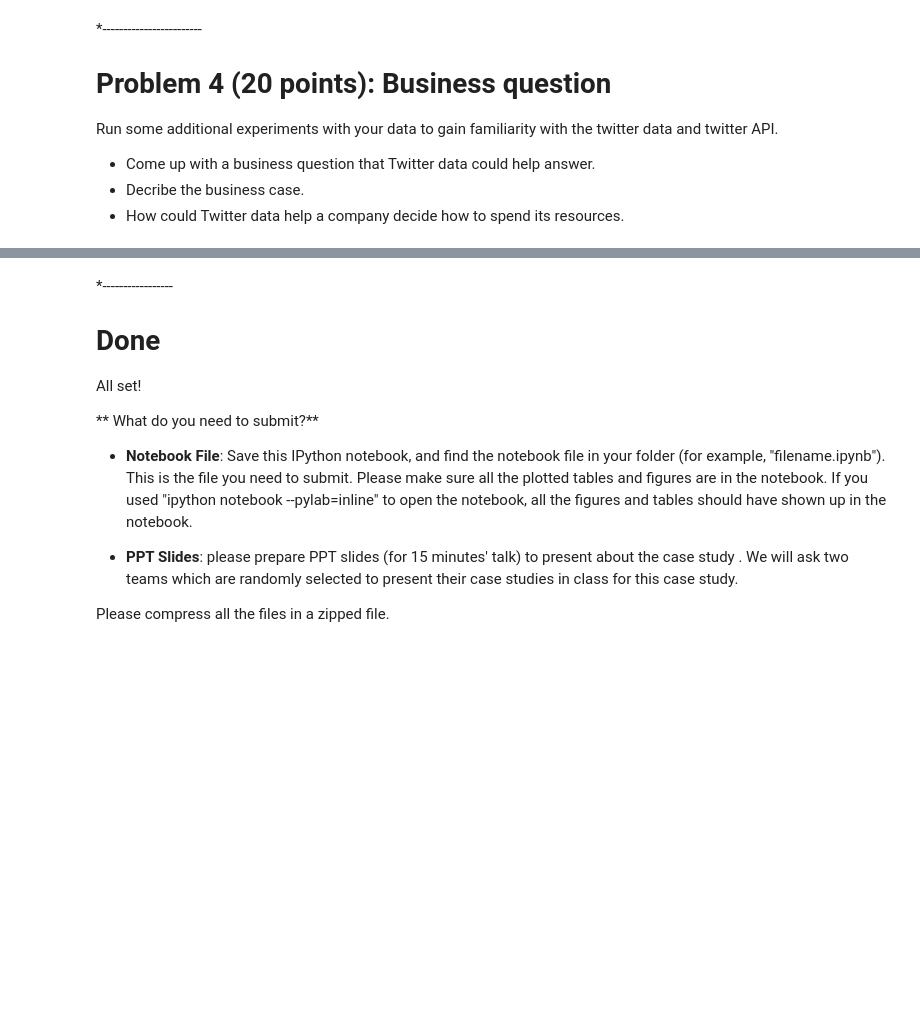
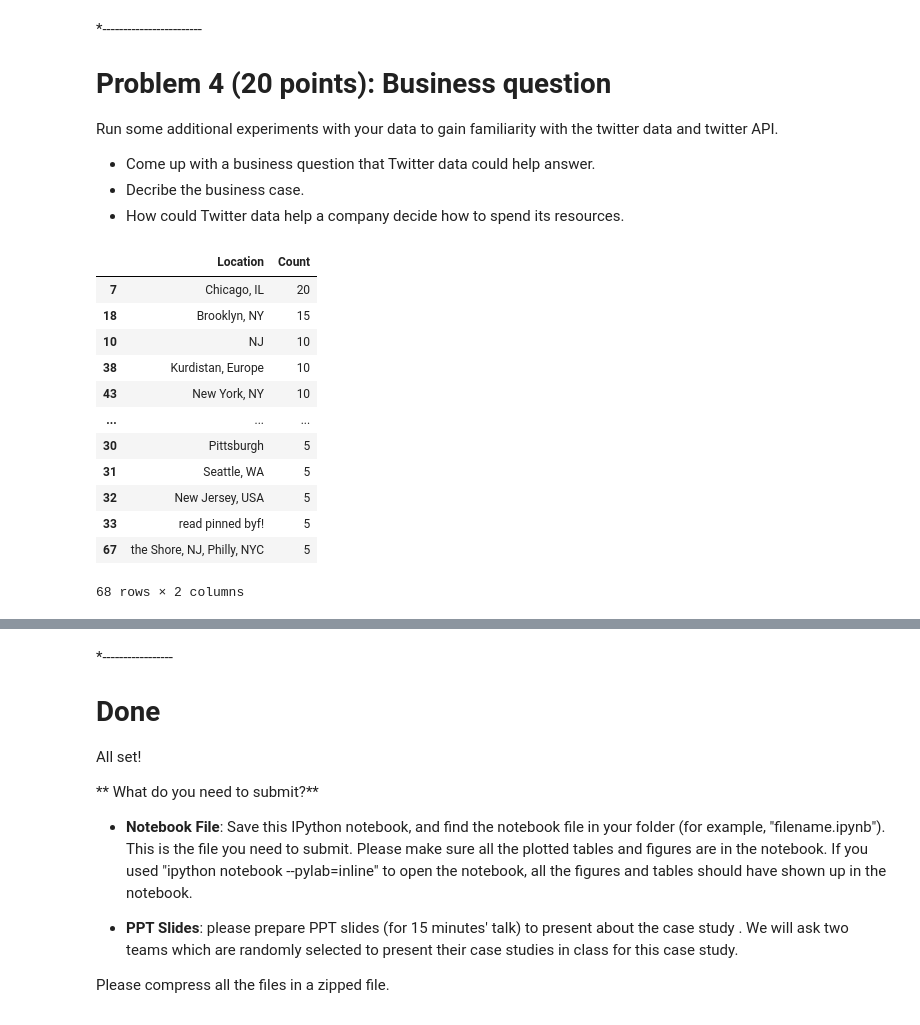
Before and after one commit to Bryt12/DS3010-Case-Study-1, a Jupyter notebook: CaseStudy1_Twitter.ipynb, the cells around one changed output, grey strips where cells are left out. Saved outputs shown, nothing was run; the diff lists cells and outputs as text; code cells hidden in the pictures; blank space fills up the shorter version.

```diff
--- a/CaseStudy1_Twitter.ipynb
+++ b/CaseStudy1_Twitter.ipynb
@@ -287,3 +449,50 @@ Run some additional experiments with your data to gain familiarity with the twit
 # Your code starts here
 #   Please add comments or text cells in between to explain the general idea of each block of the code.
 #   Please feel free to add more cells below this cell if necessary
+import pandas as pd
+import numpy as np
+
+q = 'snow AND outage'
+#q = "andrew"
+# lat = "42.2743"
+# long = "-71.8081"
+# rad = "50mi"
+# geocode = lat + "," + long + "," + rad
+
+# remaining_searches = rates["resources"]["search"]["/search/tweets"]["remaining"]
+remaining_searches = 5
+count = 1000
+statuses = []
+# See https://dev.twitter.com/docs/api/1.1/get/search/tweets
+for i in range(remaining_searches):
+    search_results = twitter_api.search.tweets(q=q, count=count)
+
+    statuses += search_results['statuses']
+# %%
+outages = {}
+for i in range(len(statuses)):
+    if statuses[i]["user"]["location"]:
+        if statuses[i]["user"]["location"] in outages:
+            outages[statuses[i]["user"]["location"]] += 1
+        else:
+            outages[statuses[i]["user"]["location"]] = 1
+
+# data = list(outages.items())
+# an_array = np.array(data)
+df = pd.DataFrame(list(outages.items()), columns=["Location", "Count"]).sort_values(by="Count", ascending=False)
+# %%
+df
+# %% [output]
+|  | Location | Count |
+| 7 | Chicago, IL | 20 |
+| 18 | Brooklyn, NY | 15 |
+| 10 | NJ | 10 |
+| 38 | Kurdistan, Europe | 10 |
+| 43 | New York, NY | 10 |
+| ... | ... | ... |
+| 30 | Pittsburgh | 5 |
+| 31 | Seattle, WA | 5 |
+| 32 | New Jersey, USA | 5 |
+| 33 | read pinned byf! | 5 |
+| 67 | the Shore, NJ, Philly, NYC | 5 |
+68 rows × 2 columns
```
Also changed, not shown: parts of 15 cells of this notebook.
